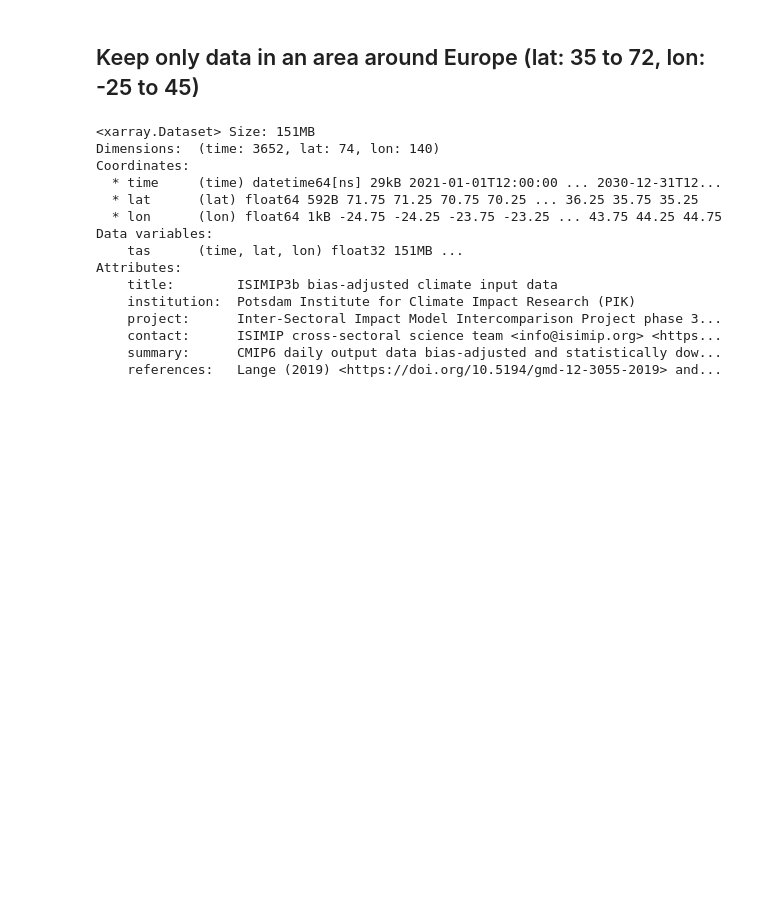
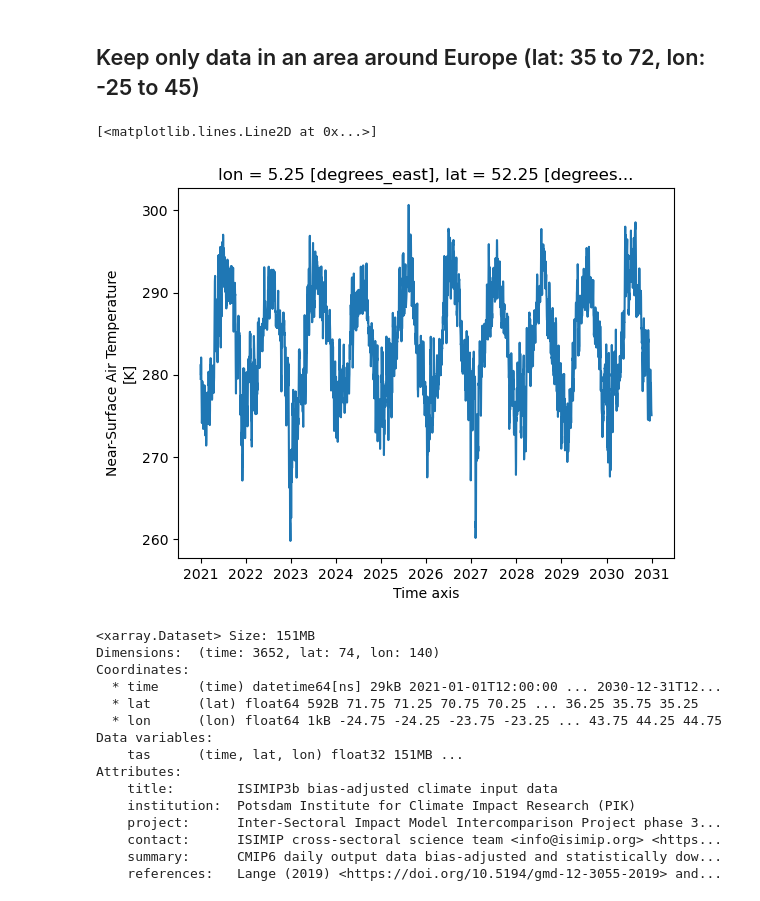
Before and after one commit to evarayHEIG/mlbd_projet, a Jupyter notebook: extract_climate_features_future.ipynb, the cells around one changed output. Drawn from its saved outputs; the diff is of its cells as text; code cells hidden in the pictures; blank space fills up the shorter version.

```diff
--- a/extract_climate_features_future.ipynb
+++ b/extract_climate_features_future.ipynb
@@ -83,6 +84,11 @@ ds_europe = {}
 for feature in features:
     for period in periods:
         ds_europe[f"{feature}_{period}"] = keep_area_europe(datasets[f"{feature}_{period}"])
+# %%
+ds_europe['tas_2021_2030'].sel(lat=52, lon=5, method='nearest')['tas'].plot()
+# %% [output]
+[<matplotlib.lines.Line2D at 0x...>]
+[figure, added]
 # %%
 ds_europe['tas_2021_2030']
 # %% [output]
```
Also changed, not shown: parts of 24 cells of this notebook.
